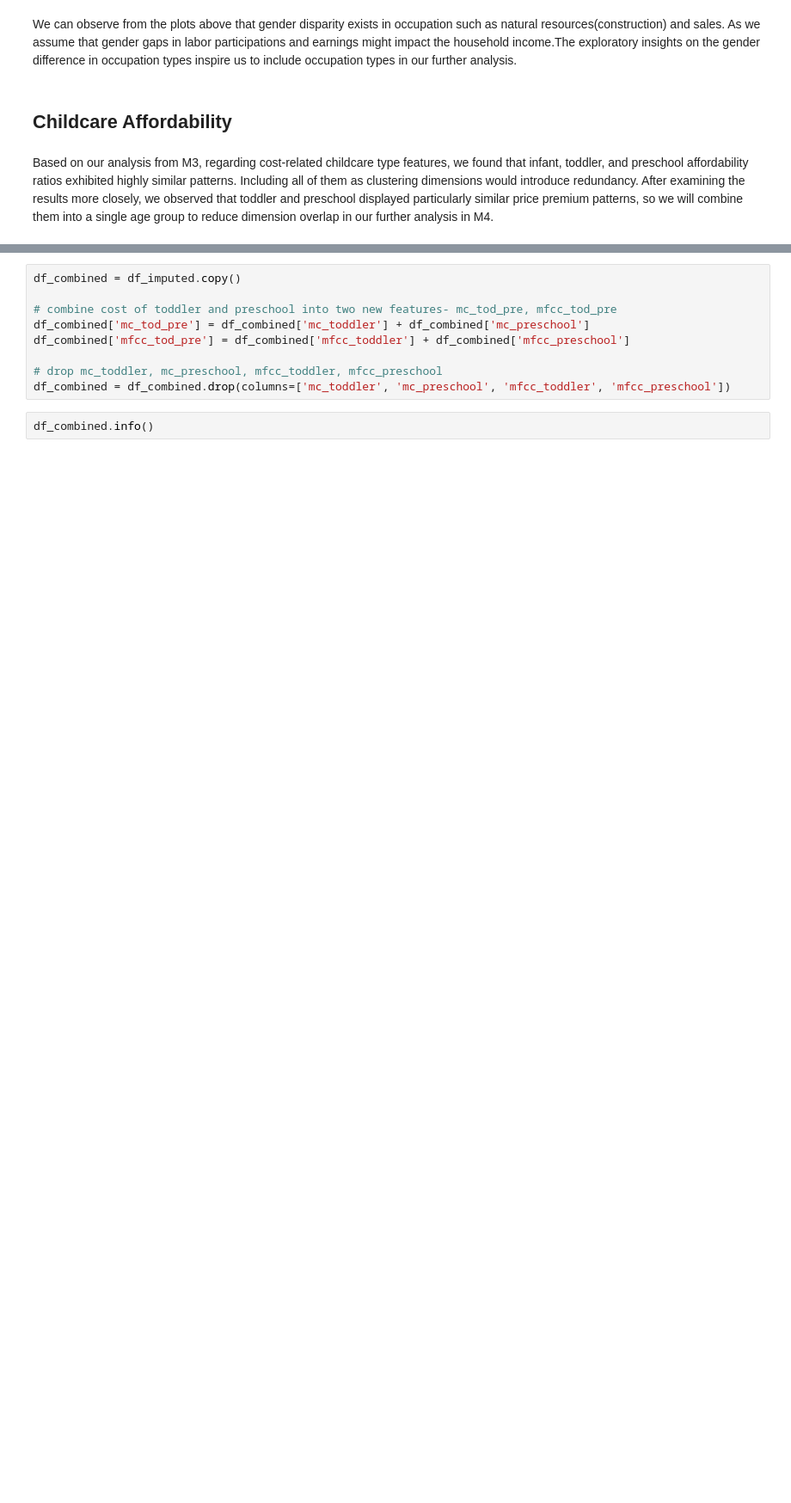
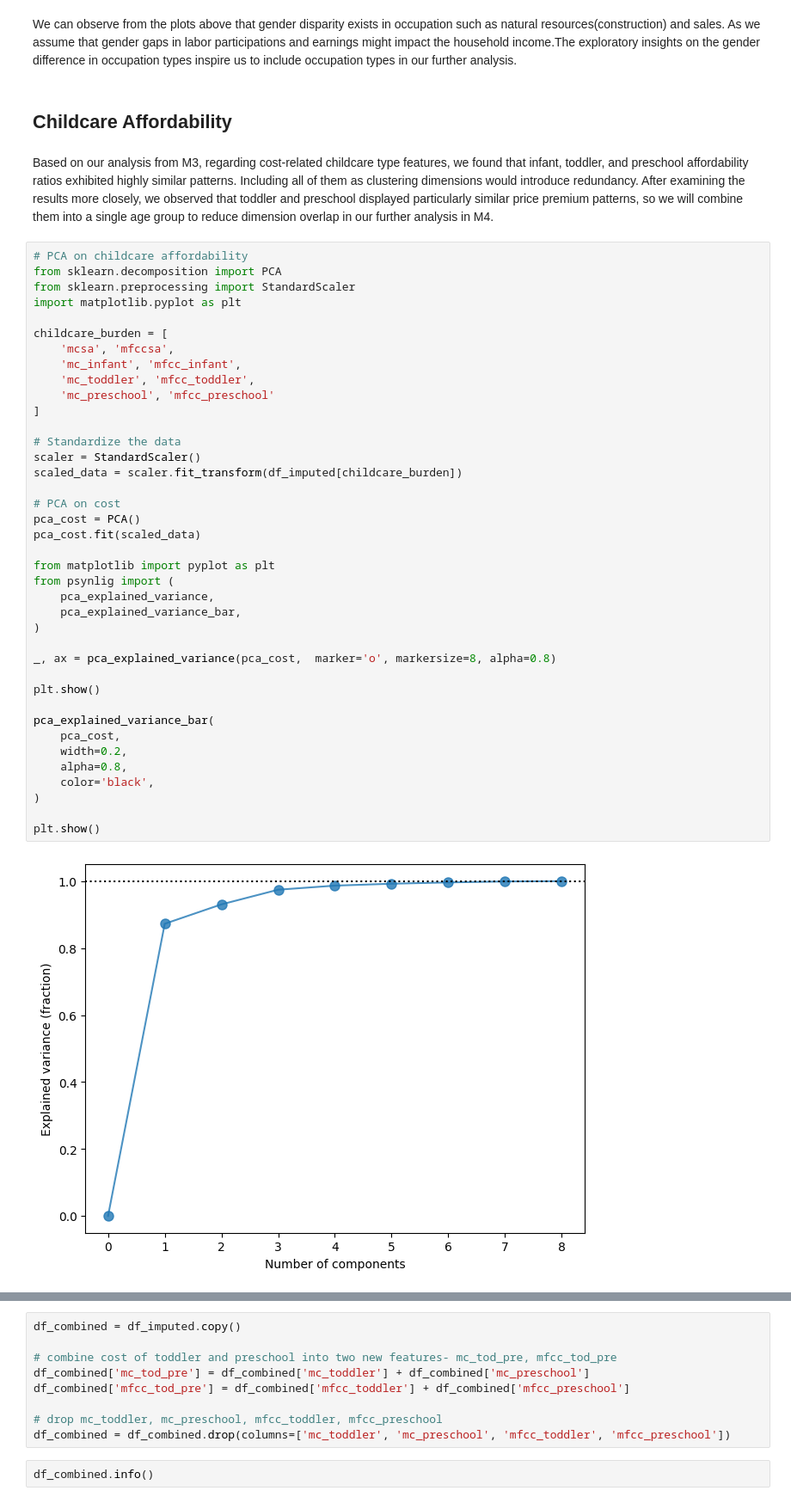
Before and after one commit to AliceNanL/BA820-project, a Jupyter notebook: BA820_Childcare_M4_NanLi.ipynb, the cells around one changed output, grey strips where cells are left out. Shown at 86% size. Cells and saved outputs as stored; diff of their text form; blank space fills up the shorter version.

```diff
--- a/BA820_Childcare_M4_NanLi.ipynb
+++ b/BA820_Childcare_M4_NanLi.ipynb
@@ -521,3 +569,44 @@ We can observe from the plots above that gender disparity exists in occupation s
 ## **Childcare Affordability**
 # %% [markdown]
 Based on our analysis from M3, regarding cost-related childcare type features, we found that infant, toddler, and preschool affordability ratios exhibited highly similar patterns. Including all of them as clustering dimensions would introduce redundancy. After examining the results more closely, we observed that toddler and preschool displayed particularly similar price premium patterns, so we will combine them into a single age group to reduce dimension overlap in our further analysis in M4.
+# %%
+# PCA on childcare affordability
+from sklearn.decomposition import PCA
+from sklearn.preprocessing import StandardScaler
+import matplotlib.pyplot as plt
+
+childcare_burden = [
+    'mcsa', 'mfccsa',
+    'mc_infant', 'mfcc_infant',
+    'mc_toddler', 'mfcc_toddler',
+    'mc_preschool', 'mfcc_preschool'
+]
+
+# Standardize the data
+scaler = StandardScaler()
+scaled_data = scaler.fit_transform(df_imputed[childcare_burden])
+
+# PCA on cost
+pca_cost = PCA()
+pca_cost.fit(scaled_data)
+
+from matplotlib import pyplot as plt
+from psynlig import (
+    pca_explained_variance,
+    pca_explained_variance_bar,
+)
+
+_, ax = pca_explained_variance(pca_cost,  marker='o', markersize=8, alpha=0.8)
+
+plt.show()
+
+pca_explained_variance_bar(
+    pca_cost,
+    width=0.2,
+    alpha=0.8,
+    color='black',
+)
+
+plt.show()
+# %% [output]
+[figure, added]
```
Also changed, not shown: parts of 6 cells of this notebook.
